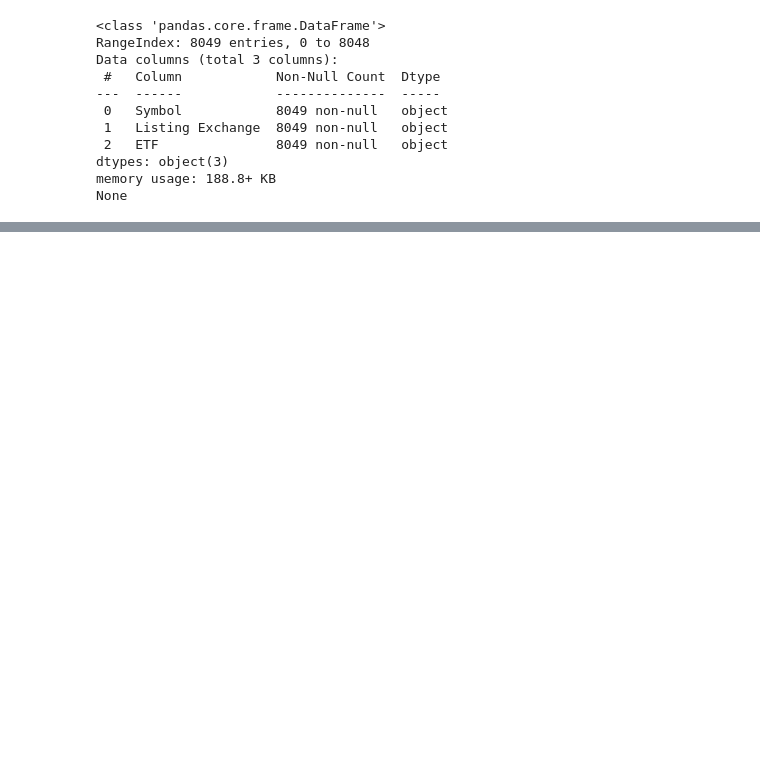
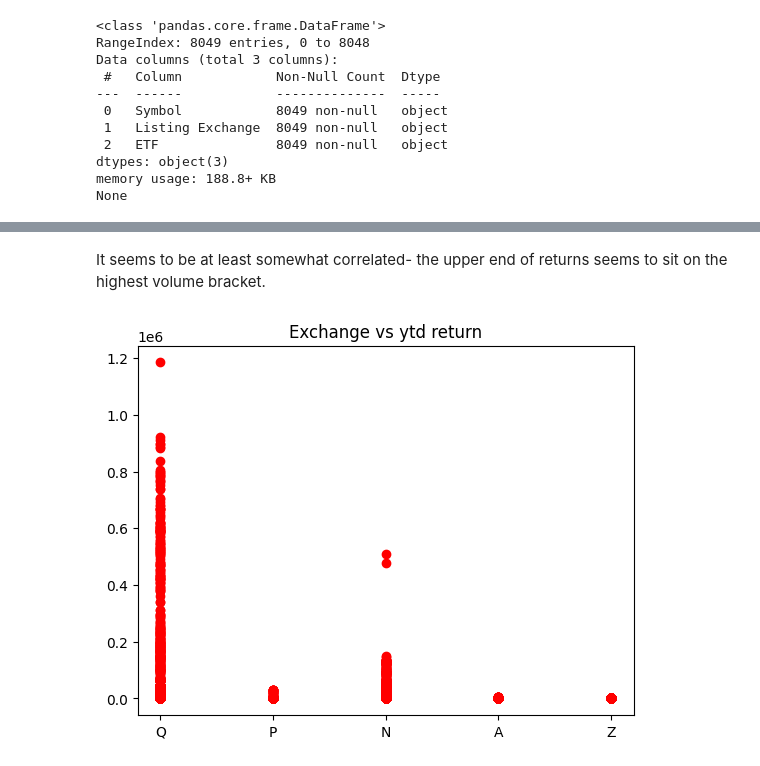
Before and after one commit to QuantitativeSneezing/ML_FINAL, a Jupyter notebook: EDA.ipynb, the cells around one changed output, grey strips where cells are left out. Drawn from its saved outputs; the diff is of its cells as text; code cells hidden in the pictures; blank space fills up the shorter version.

```diff
--- a/EDA.ipynb
+++ b/EDA.ipynb
@@ -29,0 +112,11 @@ etf_path= "./etfs"
+# %% [markdown]
+It seems to be at least somewhat correlated- the upper end of returns seems to sit on the highest volume bracket.
+# %%
+import matplotlib.pyplot as plt
+plt.scatter(merged_with_meta["Listing Exchange"], merged_with_meta["YTD returns"], c="red")
+plt.title("Exchange vs ytd return")
+plt.xlabel= "Exchange"
+plt.ylabel= "return(ytd)"
+plt.show()
+# %% [output]
+[figure, added]
```
Also changed, not shown: parts of 14 cells of this notebook, 2 other files.
